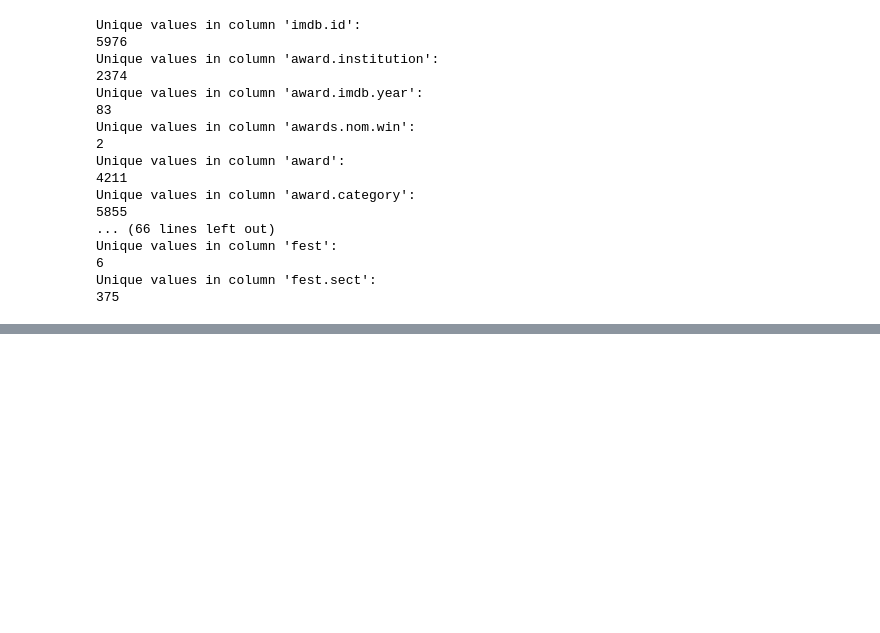
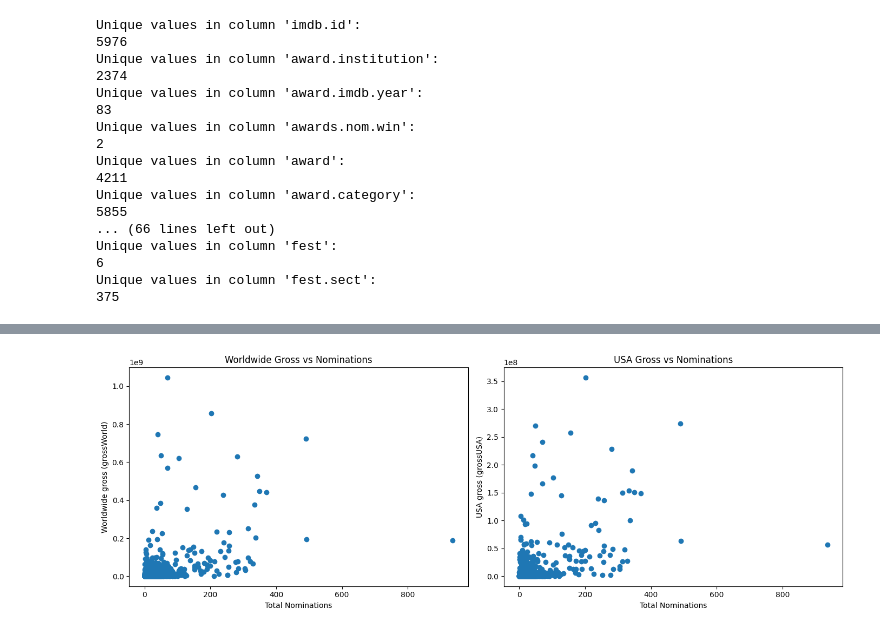
Before and after one commit to cillustrisimo/data144finalproj, a Jupyter notebook: cleaning_data.ipynb, the cells around one changed output, grey strips where cells are left out. Saved outputs shown, nothing was run; the diff lists cells and outputs as text; code cells hidden in the pictures; blank space fills up the shorter version.

```diff
--- a/cleaning_data.ipynb
+++ b/cleaning_data.ipynb
@@ -185,0 +302,34 @@ Name: count, dtype: int64
+# %%
+######## Just Nominations ########
+# -------- Prepare the two datasets --------
+noms_world = (
+    fest_imdb[['imdb.id', 'grossWorld', 'Nominee']]
+    .drop_duplicates()
+    .dropna(subset=['grossWorld', 'Nominee'])
+)
+
+noms_usa = (
+    fest_imdb[['imdb.id', 'grossUSA', 'Nominee']]
+    .drop_duplicates()
+    .dropna(subset=['grossUSA', 'Nominee'])
+)
+
+# ---------------- SIDE-BY-SIDE PLOTS ----------------
+fig, axes = plt.subplots(1, 2, figsize=(14, 5))
+
+# LEFT PLOT — Worldwide Gross
+axes[0].scatter(noms_world['Nominee'], noms_world['grossWorld'])
+axes[0].set_xlabel('Total Nominations')
+axes[0].set_ylabel('Worldwide gross (grossWorld)')
+axes[0].set_title('Worldwide Gross vs Nominations')
+
+# RIGHT PLOT — USA Gross
+axes[1].scatter(noms_usa['Nominee'], noms_usa['grossUSA'])
+axes[1].set_xlabel('Total Nominations')
+axes[1].set_ylabel('USA gross (grossUSA)')
+axes[1].set_title('USA Gross vs Nominations')
+
+plt.tight_layout()
+plt.show()
+# %% [output]
+[figure, added]
```
Also changed, not shown: parts of 13 cells of this notebook.
